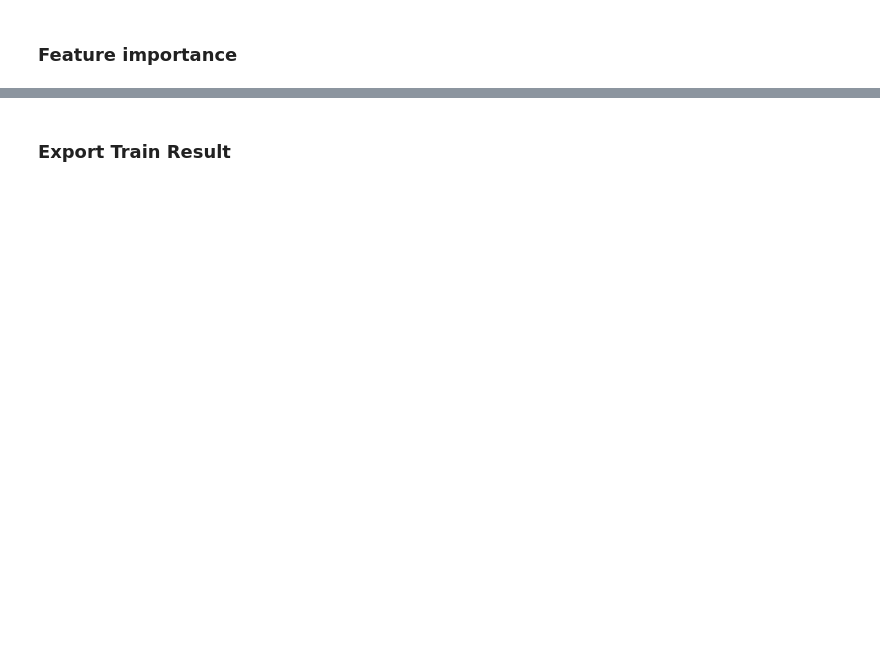
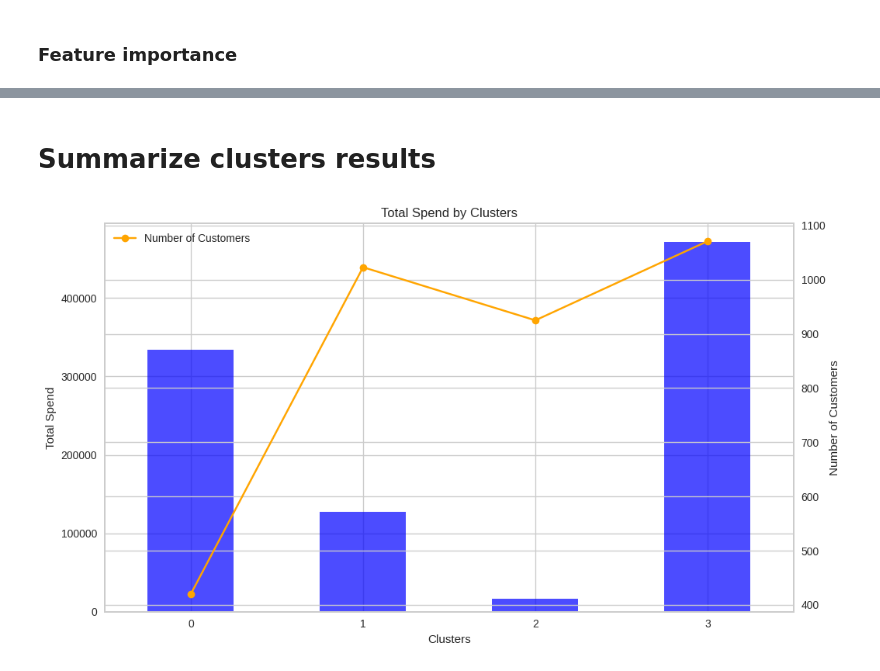
Before and after one commit to AsmaMora/Customer_Analytics, a Jupyter notebook: MADT8101_Customer_single_view.ipynb, the cells around one changed output, grey strips where cells are left out. Saved outputs shown, nothing was run; the diff lists cells and outputs as text; code cells hidden in the pictures; blank space fills up the shorter version.

```diff
--- a/MADT8101_Customer_single_view.ipynb
+++ b/MADT8101_Customer_single_view.ipynb
@@ -615,2 +595,0 @@ Standardized Coeff.
-# %% [markdown]
-### Export Train Result
@@ -618,0 +596,27 @@ cluster_results.to_excel('/content/drive/MyDrive/Project MADT8101/Customer_Clust
+# %% [markdown]
+# Summarize clusters results
+# %%
+# Create chart to show clusters by no. of customer and total spending
+grouped = df.groupby('Clusters').agg({
+    'CUST_CODE': 'count',
+    'Total_Spend': 'sum'
+})
+
+# Create bar chart for 'Total_Spend'
+plt.figure(figsize=(10, 6))
+grouped['Total_Spend'].plot(kind='bar', color='blue', alpha=0.7)
+plt.xlabel('Clusters')
+plt.ylabel('Total Spend')
+plt.title('Total Spend by Clusters')
+plt.xticks(rotation=0)
+plt.tight_layout()
+
+# Create line chart for 'CUST_CODE'
+ax2 = plt.gca().twinx()
+grouped['CUST_CODE'].plot(kind='line', color='orange', marker='o')
+ax2.set_ylabel('Number of Customers')
+
+plt.legend(['Number of Customers', 'Total Spend'], loc='upper left')
+plt.show()
+# %% [output]
+[figure, added]
```
Also changed, not shown: parts of 17 cells of this notebook.
